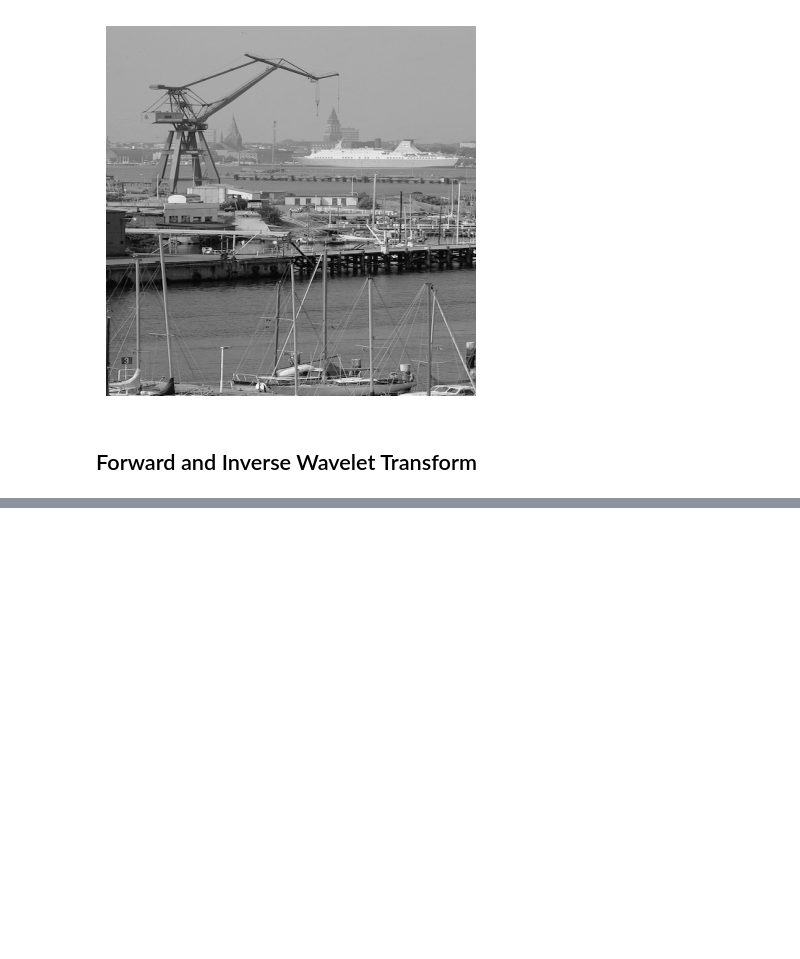
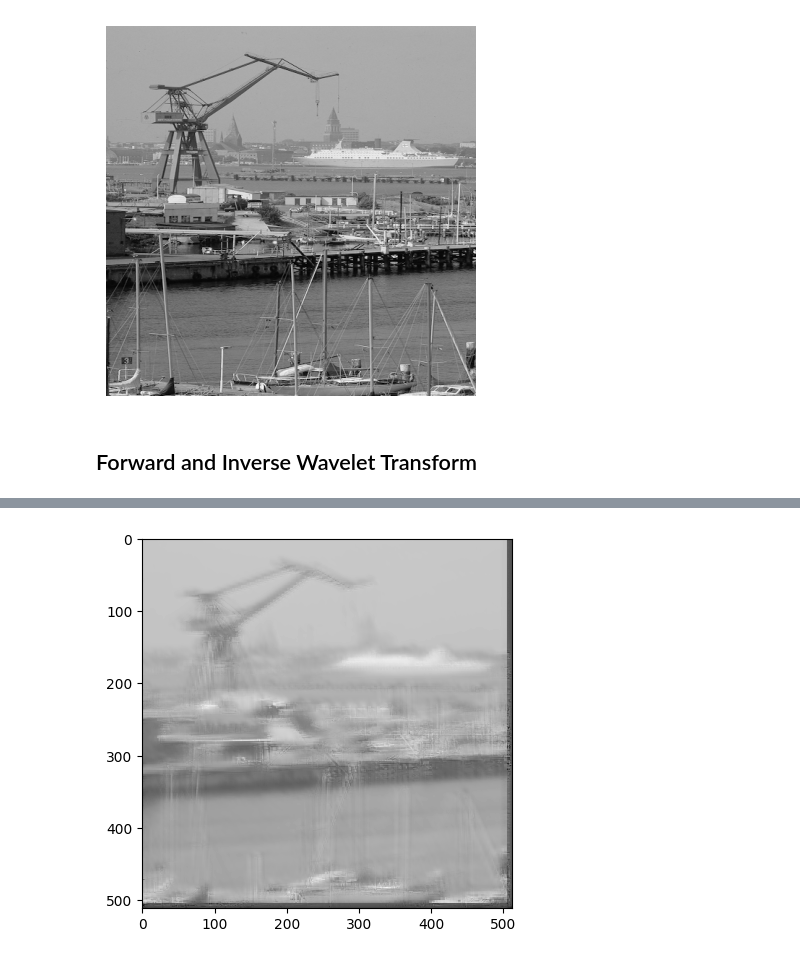
Before and after one commit to ikenichaa/wavelet-transform, a Jupyter notebook: task2-convolution.ipynb, the cells around one changed output, grey strips where cells are left out. Cells and saved outputs as stored; diff of their text form; code cells hidden in the pictures; blank space fills up the shorter version.

```diff
--- a/task2-convolution.ipynb
+++ b/task2-convolution.ipynb
@@ -304,0 +230,6 @@ b= np.arange(10).reshape(2,5)
+# %%
+from skimage.restoration import denoise_bilateral, denoise_nl_means, estimate_sigma
+imf = denoise_bilateral(reconstructed_image, sigma_spatial=3)
+show_pic(imf)
+# %% [output]
+[figure, added]
```
Also changed, not shown: parts of 49 cells of this notebook.
